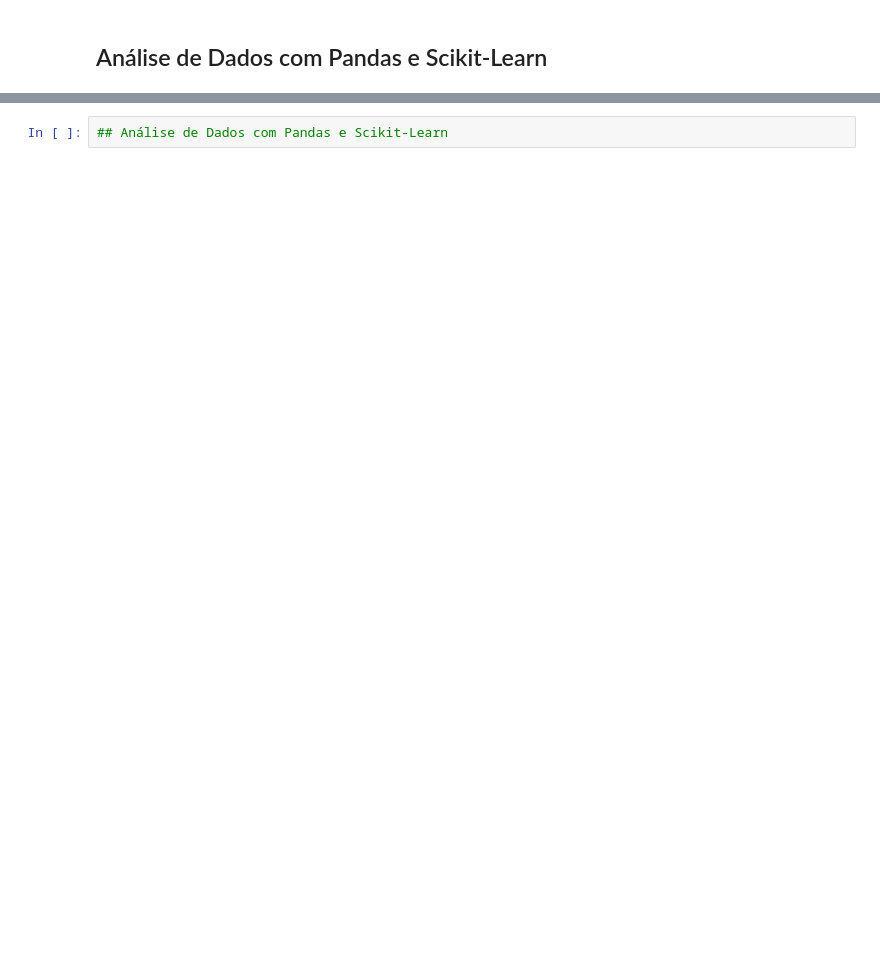
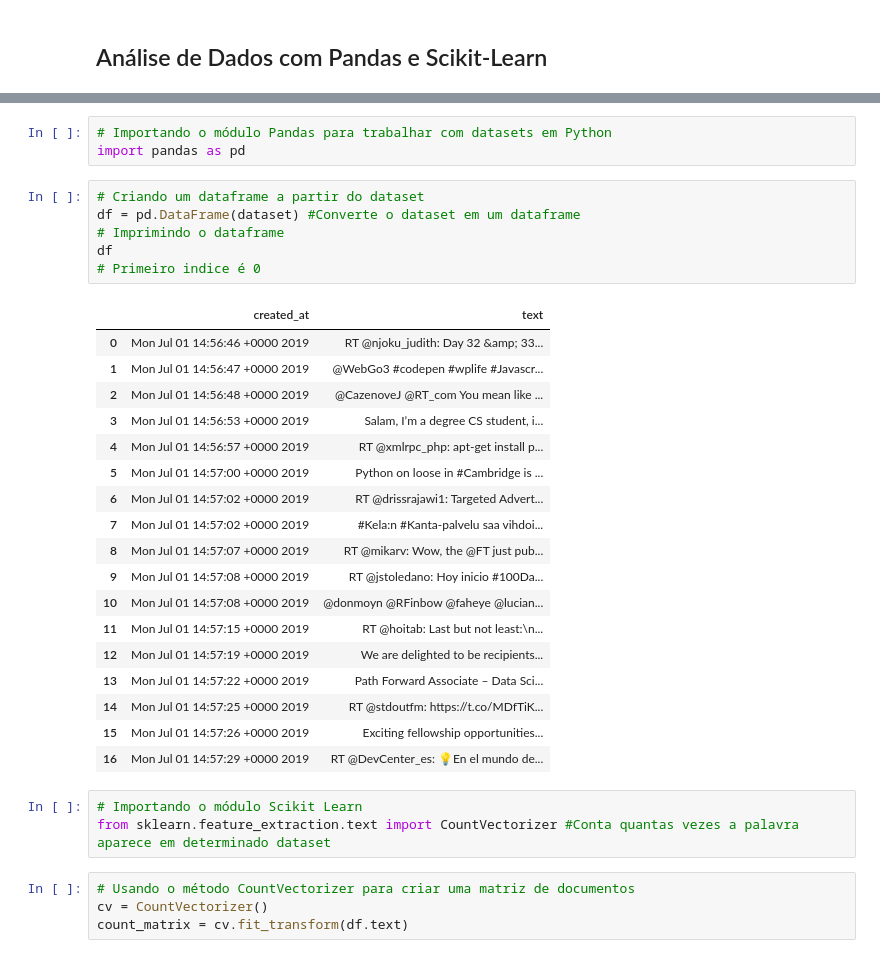
Before and after one commit to dudolbh/PythonAnaliseDados, a Jupyter notebook: Cap06/Notebook/TextMinningTwitter.ipynb, the cells around one changed output, grey strips where cells are left out. Cells and saved outputs as stored; diff of their text form; blank space fills up the shorter version.

```diff
--- a/Cap06/Notebook/TextMinningTwitter.ipynb
+++ b/Cap06/Notebook/TextMinningTwitter.ipynb
@@ -109,2 +111,35 @@ NameError: name 'col' is not defined
-# %%
-## Análise de Dados com Pandas e Scikit-Learn
+# %%
+# Importando o módulo Pandas para trabalhar com datasets em Python
+import pandas as pd
+# %%
+# Criando um dataframe a partir do dataset
+df = pd.DataFrame(dataset) #Converte o dataset em um dataframe
+# Imprimindo o dataframe
+df
+# Primeiro indice é 0
+# %% [output]
+|  | created_at | text |
+| 0 | Mon Jul 01 14:56:46 +0000 2019 | RT @njoku_judith: Day 32 &amp; 33... |
+| 1 | Mon Jul 01 14:56:47 +0000 2019 | @WebGo3 #codepen #wplife #Javascr... |
+| 2 | Mon Jul 01 14:56:48 +0000 2019 | @CazenoveJ @RT_com You mean like ... |
+| 3 | Mon Jul 01 14:56:53 +0000 2019 | Salam, I’m a degree CS student, i... |
+| 4 | Mon Jul 01 14:56:57 +0000 2019 | RT @xmlrpc_php: apt-get install p... |
+| 5 | Mon Jul 01 14:57:00 +0000 2019 | Python on loose in #Cambridge is ... |
+| 6 | Mon Jul 01 14:57:02 +0000 2019 | RT @drissrajawi1: Targeted Advert... |
+| 7 | Mon Jul 01 14:57:02 +0000 2019 | #Kela:n #Kanta-palvelu saa vihdoi... |
+| 8 | Mon Jul 01 14:57:07 +0000 2019 | RT @mikarv: Wow, the @FT just pub... |
+| 9 | Mon Jul 01 14:57:08 +0000 2019 | RT @jstoledano: Hoy inicio #100Da... |
+| 10 | Mon Jul 01 14:57:08 +0000 2019 | @donmoyn @RFinbow @faheye @lucian... |
+| 11 | Mon Jul 01 14:57:15 +0000 2019 | RT @hoitab: Last but not least:\n... |
+| 12 | Mon Jul 01 14:57:19 +0000 2019 | We are delighted to be recipients... |
+| 13 | Mon Jul 01 14:57:22 +0000 2019 | Path Forward Associate – Data Sci... |
+| 14 | Mon Jul 01 14:57:25 +0000 2019 | RT @stdoutfm: https://t.co/MDfTiK... |
+| 15 | Mon Jul 01 14:57:26 +0000 2019 | Exciting fellowship opportunities... |
+| 16 | Mon Jul 01 14:57:29 +0000 2019 | RT @DevCenter_es: 💡En el mundo de... |
+# %%
+# Importando o módulo Scikit Learn
+from sklearn.feature_extraction.text import CountVectorizer #Conta quantas vezes a palavra aparece em determinado dataset
+# %%
+# Usando o método CountVectorizer para criar uma matriz de documentos
+cv = CountVectorizer()
+count_matrix = cv.fit_transform(df.text)
```
Also changed, not shown: parts of 5 cells of this notebook, 1 other file.
